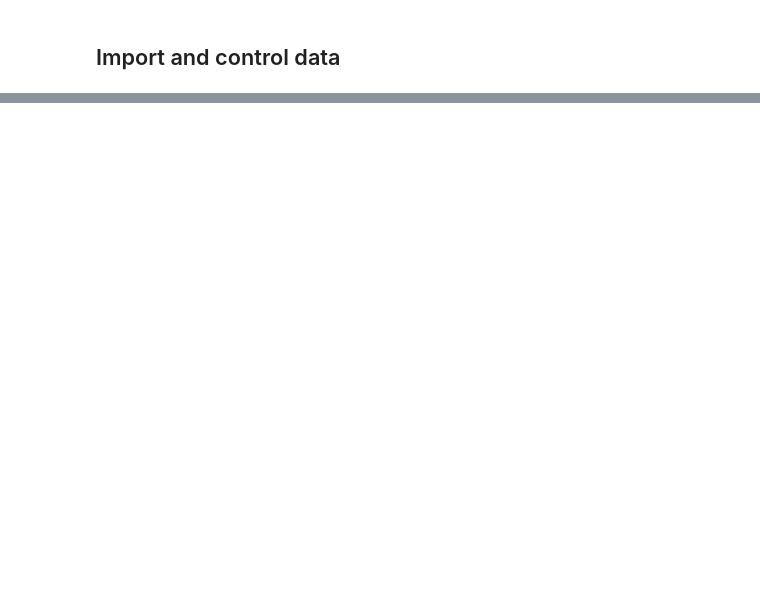
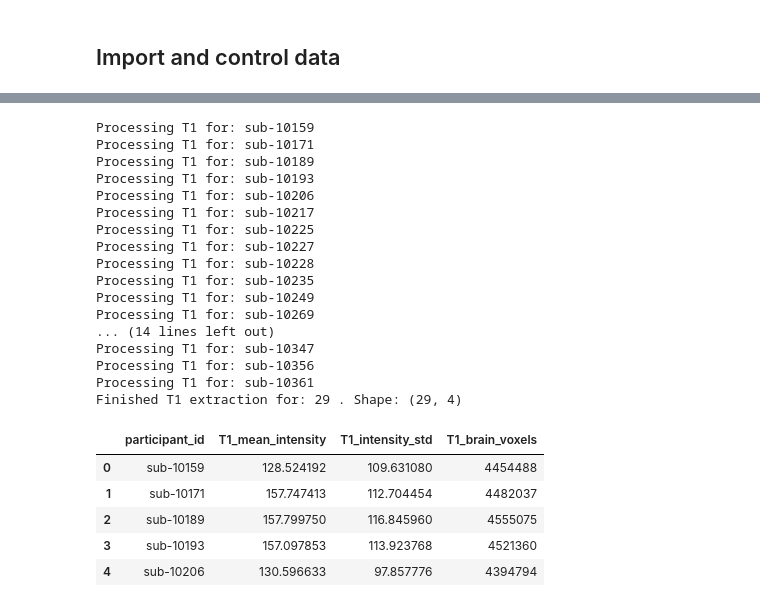
Before and after one commit to ompatel33/NSCI290_Final, a Jupyter notebook: braindata.ipynb, the cells around one changed output, grey strips where cells are left out. Drawn from its saved outputs; the diff is of its cells as text; code cells hidden in the pictures; blank space fills up the shorter version.

```diff
--- a/braindata.ipynb
+++ b/braindata.ipynb
@@ -65,0 +211,63 @@ pheno.columns
+# %%
+# run the T1 structural summary extraction
+
+from nilearn.image import load_img
+
+t1_rows = []
+
+for sub in subjects:
+    anat_dir = os.path.join(BIDS_ROOT, sub, "anat")
+    if not os.path.isdir(anat_dir):
+        continue
+
+    t1_files = glob.glob(os.path.join(anat_dir, "*T1w.nii.gz"))
+    if not t1_files:
+        continue
+
+    t1_file = t1_files[0]
+    print(f"Processing T1 for: {sub}")
+
+    # load T1 image
+    img = load_img(t1_file)
+    data = img.get_fdata()
+
+    # compute brain mask vota thresholding
+    thresh = np.percentile(data, 60)
+    brain_mask = data > thresh
+
+    brain = data[brain_mask]
+
+    t1_rows.append({
+        "participant_id": sub,
+        "T1_mean_intensity": np.nanmean(brain),
+        "T1_intensity_std": np.nanstd(brain),
+        "T1_brain_voxels": brain_mask.sum(),
+    })
+
+t1_df = pd.DataFrame(t1_rows)
+print("Finished T1 extraction for:", len(t1_df), ". Shape:", t1_df.shape)
+t1_df.head()
+# %% [output]
+Processing T1 for: sub-10159
+Processing T1 for: sub-10171
+Processing T1 for: sub-10189
+Processing T1 for: sub-10193
+Processing T1 for: sub-10206
+Processing T1 for: sub-10217
+Processing T1 for: sub-10225
+Processing T1 for: sub-10227
+Processing T1 for: sub-10228
+Processing T1 for: sub-10235
+Processing T1 for: sub-10249
+Processing T1 for: sub-10269
+... (14 lines left out)
+Processing T1 for: sub-10347
+Processing T1 for: sub-10356
+Processing T1 for: sub-10361
+Finished T1 extraction for: 29 . Shape: (29, 4)
+|  | participant_id | T1_mean_intensity | T1_intensity_std | T1_brain_voxels |
+| 0 | sub-10159 | 128.524192 | 109.631080 | 4454488 |
+| 1 | sub-10171 | 157.747413 | 112.704454 | 4482037 |
+| 2 | sub-10189 | 157.799750 | 116.845960 | 4555075 |
+| 3 | sub-10193 | 157.097853 | 113.923768 | 4521360 |
+| 4 | sub-10206 | 130.596633 | 97.857776 | 4394794 |
```
Also changed, not shown: parts of 14 cells of this notebook.
